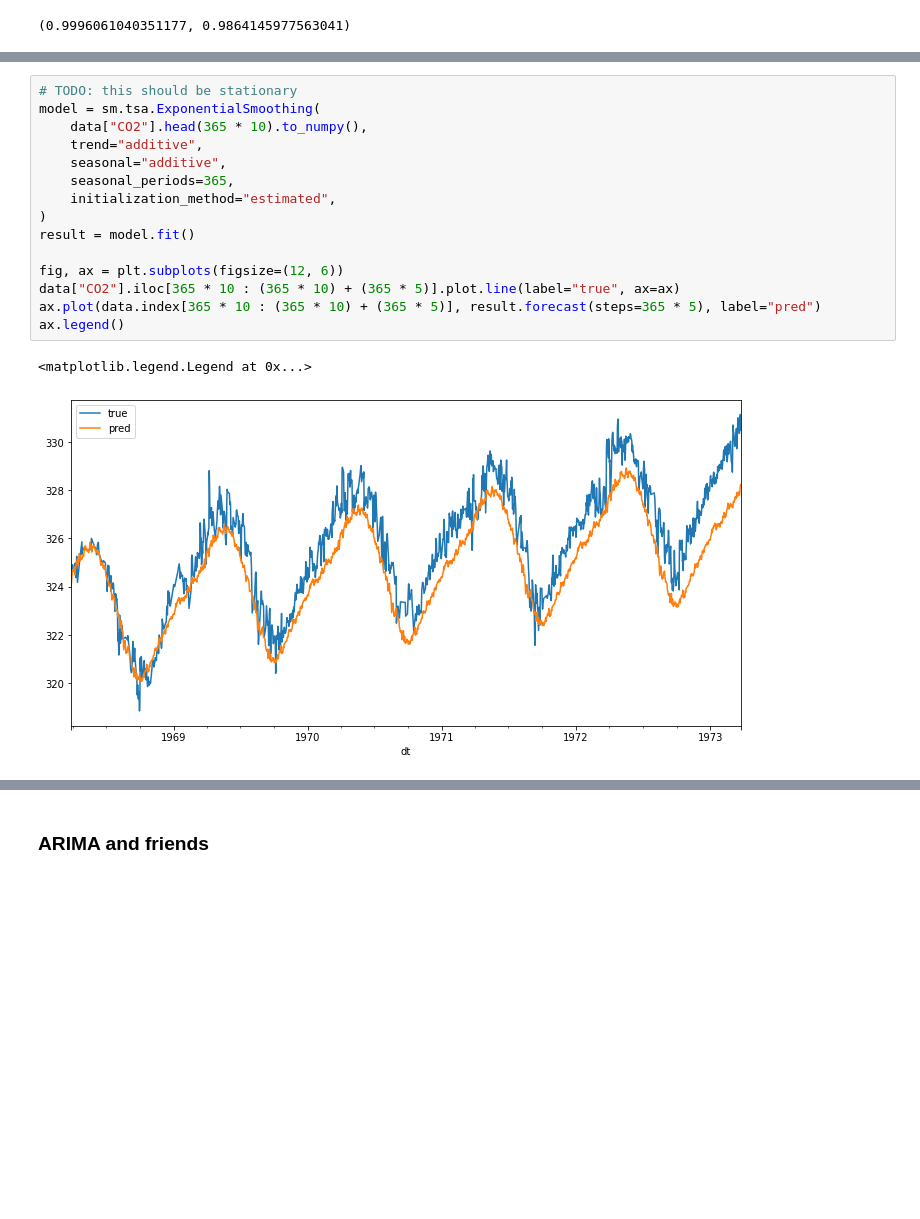
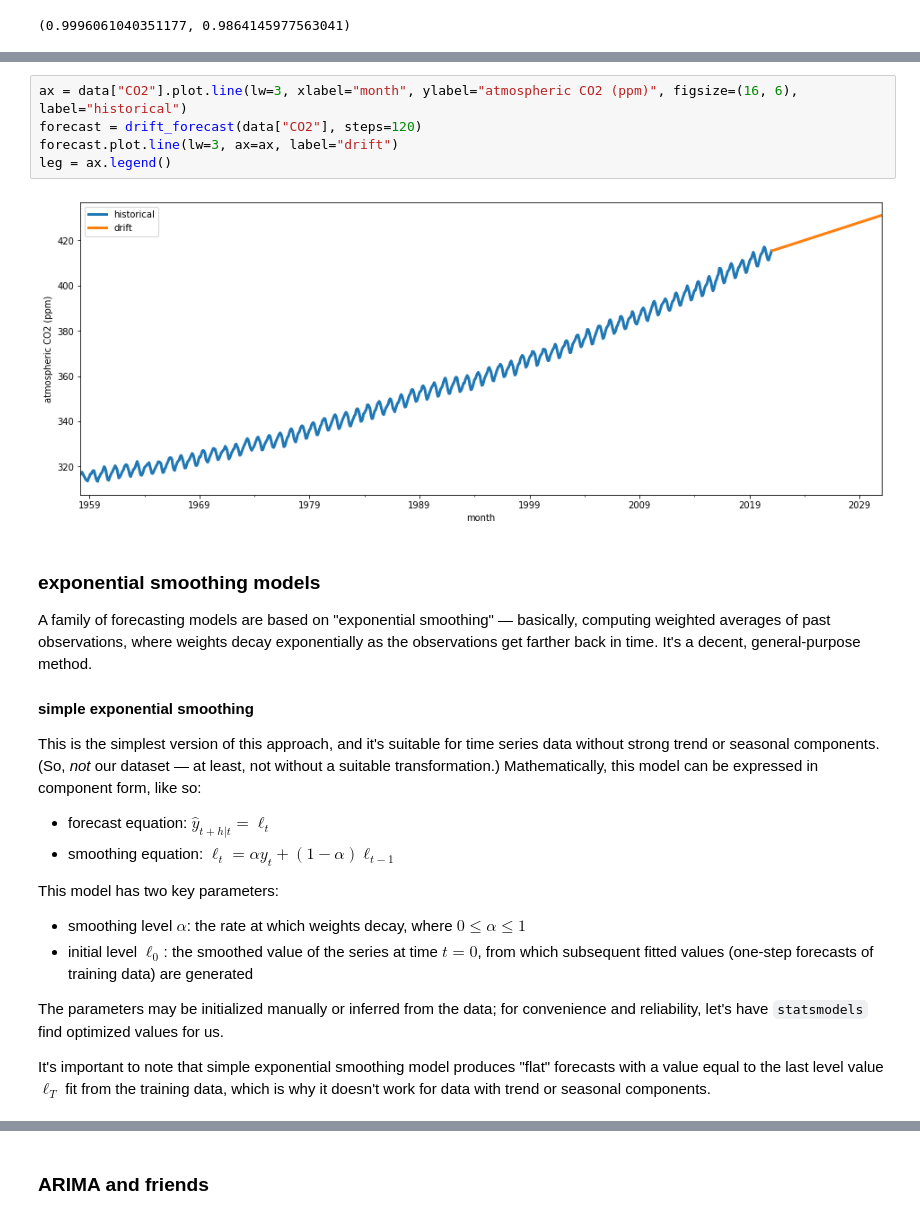
Before and after one commit to bdewilde/data-dives, a Jupyter notebook: notebooks/tutorial.ipynb, the cells around one changed output, grey strips where cells are left out. Cells and saved outputs as stored; diff of their text form; blank space fills up the shorter version.

```diff
--- a/notebooks/tutorial.ipynb
+++ b/notebooks/tutorial.ipynb
@@ -315,18 +370,27 @@ ax.plot(data.index[12 * 10 : (12 * 10) + 12], result.forecast(steps=12))
-# %%
-# TODO: this should be stationary
-model = sm.tsa.ExponentialSmoothing(
-    data["CO2"].head(365 * 10).to_numpy(),
-    trend="additive",
-    seasonal="additive",
-    seasonal_periods=365,
-    initialization_method="estimated",
-)
-result = model.fit()
-
-fig, ax = plt.subplots(figsize=(12, 6))
-data["CO2"].iloc[365 * 10 : (365 * 10) + (365 * 5)].plot.line(label="true", ax=ax)
-ax.plot(data.index[365 * 10 : (365 * 10) + (365 * 5)], result.forecast(steps=365 * 5), label="pred")
-ax.legend()
-# %% [output]
-<matplotlib.legend.Legend at 0x...>
-[figure, removed]
+# %%
+ax = data["CO2"].plot.line(lw=3, xlabel="month", ylabel="atmospheric CO2 (ppm)", figsize=(16, 6), label="historical")
+forecast = drift_forecast(data["CO2"], steps=120)
+forecast.plot.line(lw=3, ax=ax, label="drift")
+leg = ax.legend()
+# %% [output]
+[figure, added]
+# %% [markdown]
+### exponential smoothing models
+
+A family of forecasting models are based on "exponential smoothing" — basically, computing weighted averages of past observations, where weights decay exponentially as the observations get farther back in time. It's a decent, general-purpose method.
+
+#### simple exponential smoothing
+
+This is the simplest version of this approach, and it's suitable for time series data without strong trend or seasonal components. (So, _not_ our dataset — at least, not without a suitable transformation.) Mathematically, this model can be expressed in component form, like so:
+
+- forecast equation: $\hat{y}_{t + h | t} = \ell_{t}$
+- smoothing equation: $\ell_{t} = \alpha y_{t} + (1 - \alpha) \ell_{t - 1}$
+
+This model has two key parameters:
+
+- smoothing level $\alpha$: the rate at which weights decay, where $0 \leq \alpha \leq 1$
+- initial level $\ell_{0}$: the smoothed value of the series at time $t = 0$, from which subsequent fitted values (one-step forecasts of training data) are generated
+
+The parameters may be initialized manually or inferred from the data; for convenience and reliability, let's have `statsmodels` find optimized values for us.
+
+It's important to note that simple exponential smoothing model produces "flat" forecasts with a value equal to the last level value $\ell_{T}$ fit from the training data, which is why it doesn't work for data with trend or seasonal components.
```
Also changed, not shown: parts of 29 cells of this notebook.
